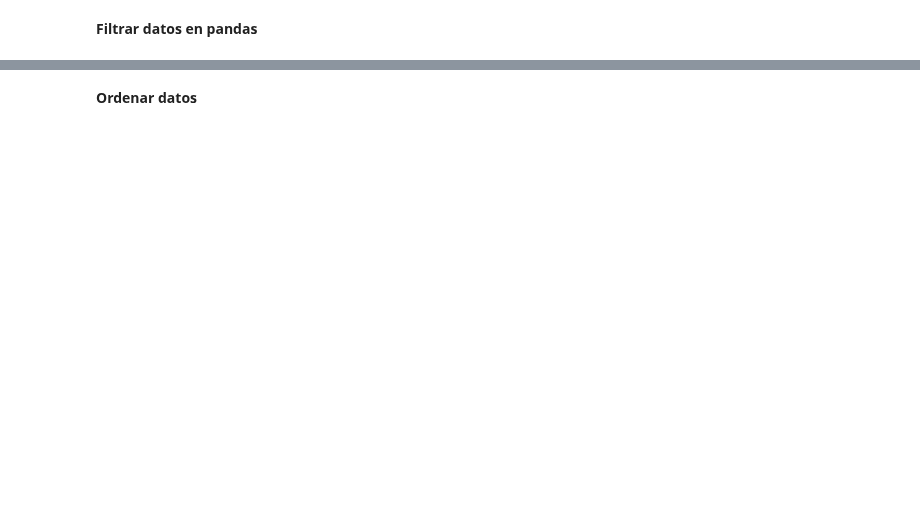
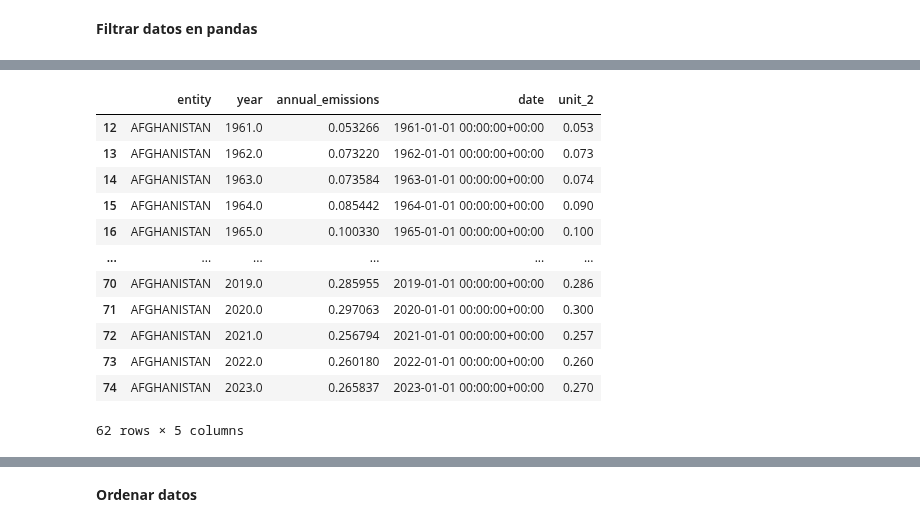
Before and after one commit to zyntonyson/bootcamp_ds_da, a Jupyter notebook: 05-da-v8-introduction-python/16-da-v8-introduction-python.ipynb, the cells around one changed output, grey strips where cells are left out. Saved outputs shown, nothing was run; the diff lists cells and outputs as text; code cells hidden in the pictures; blank space fills up the shorter version.

```diff
--- a/05-da-v8-introduction-python/16-da-v8-introduction-python.ipynb
+++ b/05-da-v8-introduction-python/16-da-v8-introduction-python.ipynb
@@ -217,0 +285,17 @@ openaq_pm25._filtrado
+# %%
+#Operador AND & y operador OR |
+emission_co2[(emission_co2["year"] >1960) &(emission_co2["entity"] =='AFGHANISTAN') ]
+# %% [output]
+|  | entity | year | annual_emissions | date | unit_2 |
+| 12 | AFGHANISTAN | 1961.0 | 0.053266 | 1961-01-01 00:00:00+00:00 | 0.053 |
+| 13 | AFGHANISTAN | 1962.0 | 0.073220 | 1962-01-01 00:00:00+00:00 | 0.073 |
+| 14 | AFGHANISTAN | 1963.0 | 0.073584 | 1963-01-01 00:00:00+00:00 | 0.074 |
+| 15 | AFGHANISTAN | 1964.0 | 0.085442 | 1964-01-01 00:00:00+00:00 | 0.090 |
+| 16 | AFGHANISTAN | 1965.0 | 0.100330 | 1965-01-01 00:00:00+00:00 | 0.100 |
+| ... | ... | ... | ... | ... | ... |
+| 70 | AFGHANISTAN | 2019.0 | 0.285955 | 2019-01-01 00:00:00+00:00 | 0.286 |
+| 71 | AFGHANISTAN | 2020.0 | 0.297063 | 2020-01-01 00:00:00+00:00 | 0.300 |
+| 72 | AFGHANISTAN | 2021.0 | 0.256794 | 2021-01-01 00:00:00+00:00 | 0.257 |
+| 73 | AFGHANISTAN | 2022.0 | 0.260180 | 2022-01-01 00:00:00+00:00 | 0.260 |
+| 74 | AFGHANISTAN | 2023.0 | 0.265837 | 2023-01-01 00:00:00+00:00 | 0.270 |
+62 rows × 5 columns
```
Also changed, not shown: parts of 91 cells of this notebook, 5 other files.
